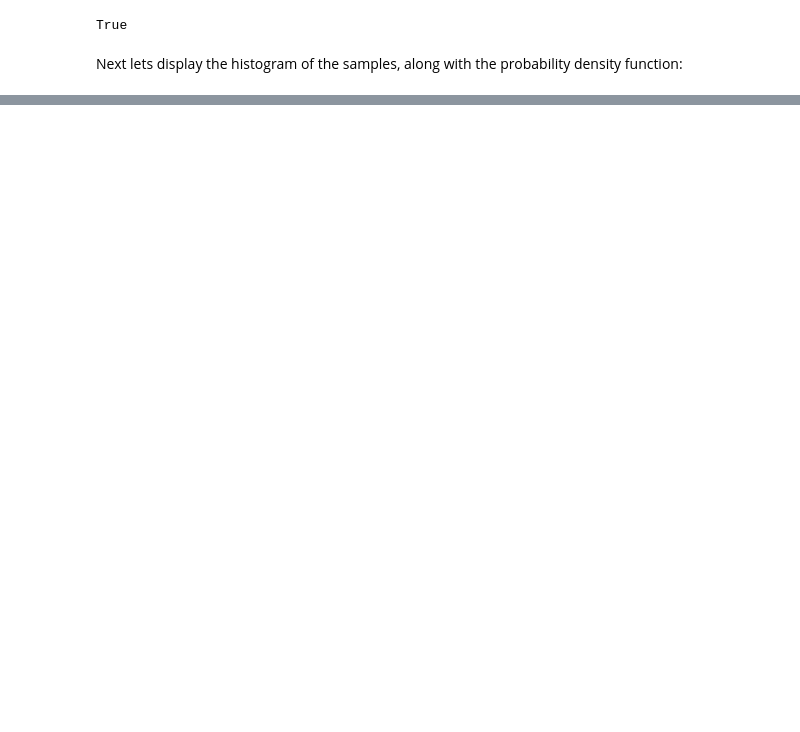
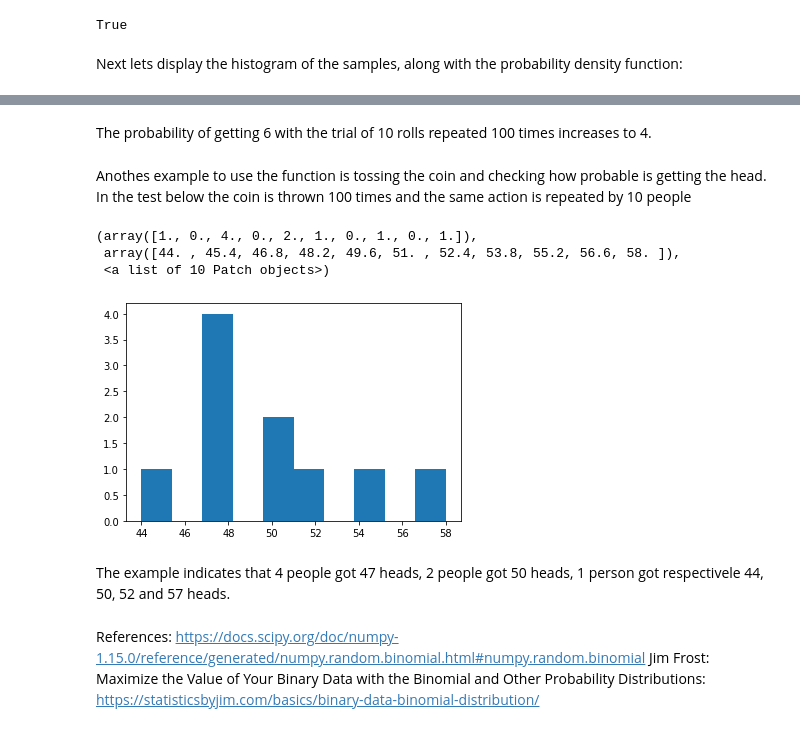
Before and after one commit to KatarzynaConnell/Numpy.random_assignment, a Jupyter notebook: numpy.random.ipynb, the cells around one changed output, grey strips where cells are left out. Saved outputs shown, nothing was run; the diff lists cells and outputs as text; code cells hidden in the pictures; blank space fills up the shorter version.

```diff
--- a/numpy.random.ipynb
+++ b/numpy.random.ipynb
@@ -499,0 +533,19 @@ plt.show()
+# %% [markdown]
+The probability of getting 6 with the trial of 10 rolls repeated 100 times increases to 4.
+# %% [markdown]
+Anothes example to use the function is tossing the coin and checking how probable is getting the head. In the test below the coin is thrown 100 times and the same action is repeated by 10 people
+# %%
+n, p = 100, .5  # number of trials is set to 100, probability of each trial
+s = np.random.binomial(n, p, 10)
+plt.hist(s)
+# %% [output]
+(array([1., 0., 4., 0., 2., 1., 0., 1., 0., 1.]),
+ array([44. , 45.4, 46.8, 48.2, 49.6, 51. , 52.4, 53.8, 55.2, 56.6, 58. ]),
+ <a list of 10 Patch objects>)
+[figure, added]
+# %% [markdown]
+The example indicates that 4 people got 47 heads, 2 people got 50 heads, 1 person got respectivele 44, 50, 52 and 57 heads.
+# %% [markdown]
+References:
+https://docs.scipy.org/doc/numpy-1.15.0/reference/generated/numpy.random.binomial.html#numpy.random.binomial
+Jim Frost: Maximize the Value of Your Binary Data with the Binomial and Other Probability Distributions: https://statisticsbyjim.com/basics/binary-data-binomial-distribution/
```
Also changed, not shown: parts of 27 cells of this notebook.
